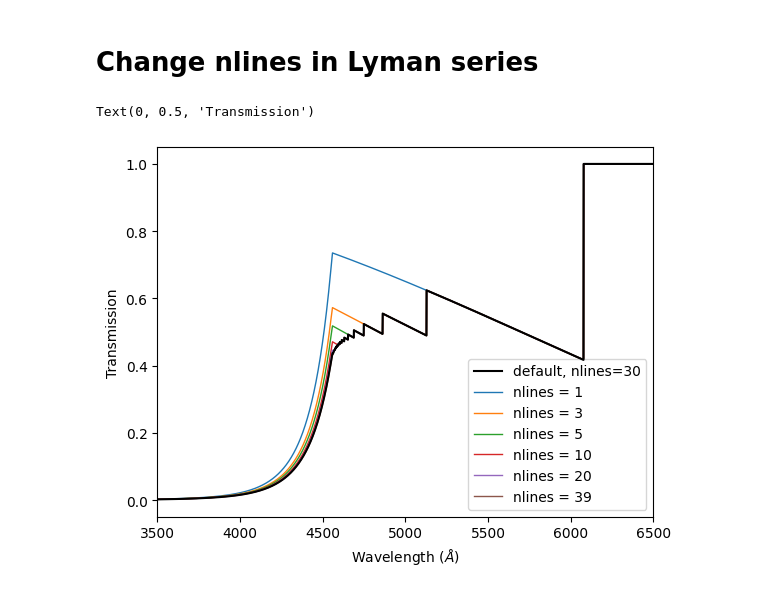
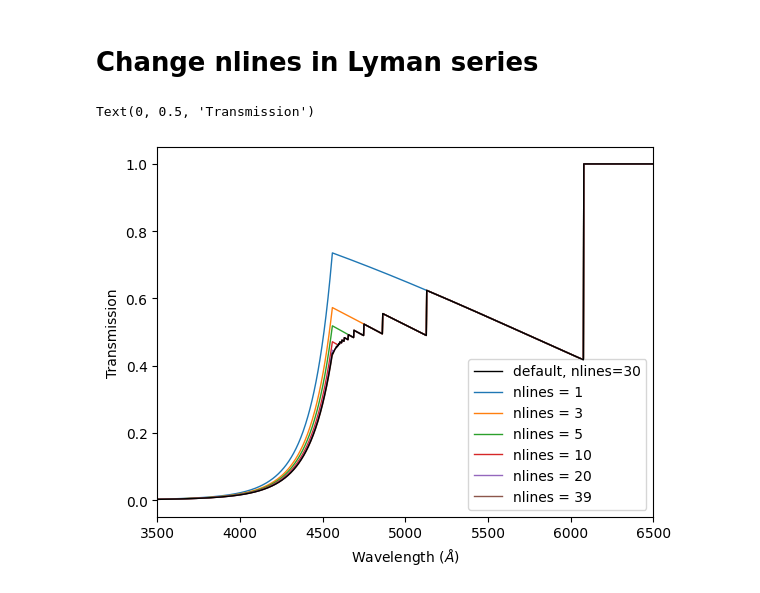
Before and after one commit to katkauma/igm_model, a Jupyter notebook: example.ipynb, the cells around one changed output. Saved outputs shown, nothing was run; the diff lists cells and outputs as text; code cells hidden in the pictures.

```diff
--- a/example.ipynb
+++ b/example.ipynb
@@ -4,7 +4,7 @@ import matplotlib.pyplot as plt
 
 from igm_absorption import calc_transmission
 # %%
-restwav = np.linspace(350.,1800., 8000)
+restwav = np.linspace(350.,1800., 3000)
 # %% [markdown]
 # Transmission function
 # %%
@@ -88,22 +88,22 @@ Text(0, 0.5, 'Transmission')
 # %%
 z_s=4.0
 nlines = [1,3,5,10,20,39]
 obswav = restwav*(1+z_s)
 
 default_trans = calc_transmission(z_s=z_s, l_obs=obswav)
 
 plt.figure()
-plt.plot(obswav, default_trans, color='black', label='default, nlines=30',zorder=10)
+plt.plot(obswav, default_trans, color='black', lw=1, label='default, nlines=30',zorder=10)
 
 for n in nlines:
     nlines_trans = calc_transmission(z_s=z_s, l_obs=obswav, nlines=n)
     plt.plot(obswav, nlines_trans, lw=1, label=f'nlines = {n}')
 
 plt.legend(loc='lower right')
 
 plt.xlim(3500,6500)
 plt.xlabel('Wavelength ($\AA$)')
 plt.ylabel('Transmission')
 # %% [output]
 Text(0, 0.5, 'Transmission')
-[figure, old version]
+[figure, new version]
```
